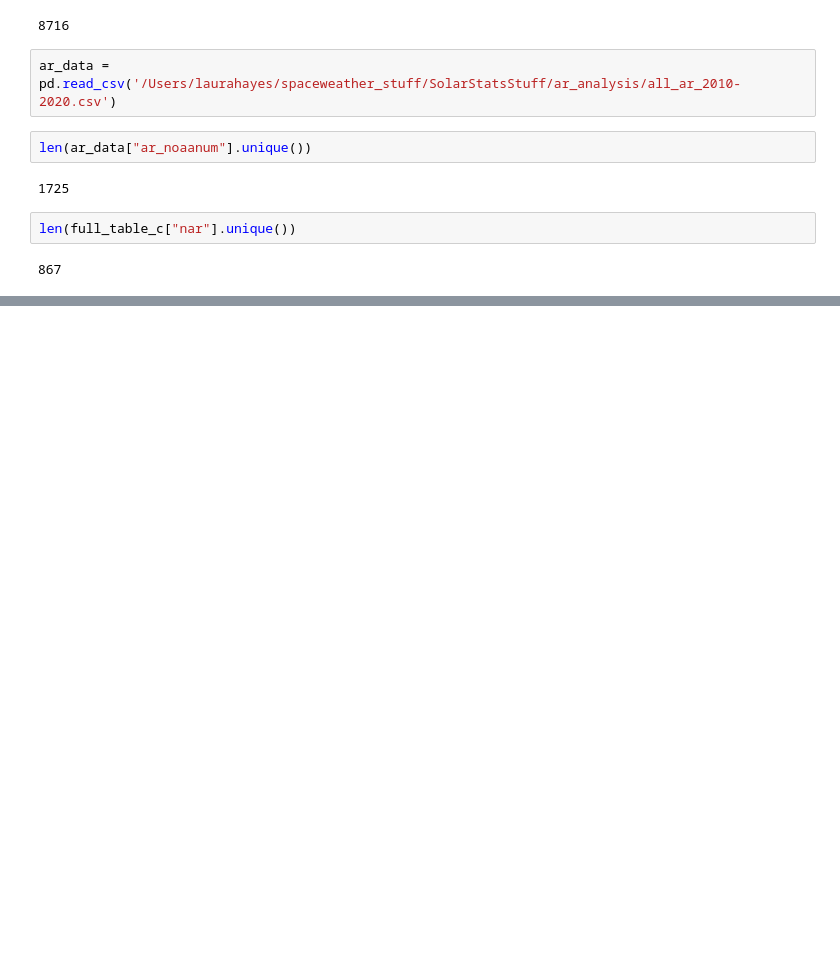
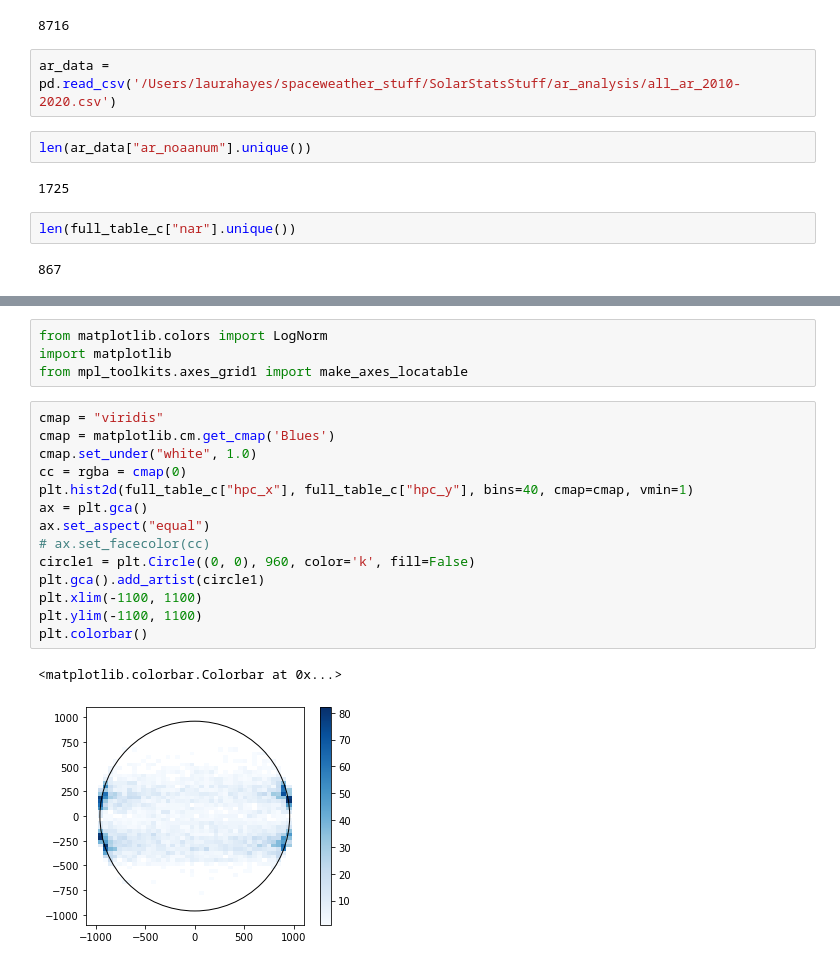
Before and after one commit to hayesla/flare_forecast_proj, a Jupyter notebook: goes_flare_list/ssw_flarelist_tests.ipynb, the cells around one changed output, grey strips where cells are left out. Drawn from its saved outputs; the diff is of its cells as text; blank space fills up the shorter version.

```diff
--- a/goes_flare_list/ssw_flarelist_tests.ipynb
+++ b/goes_flare_list/ssw_flarelist_tests.ipynb
@@ -257,0 +282,21 @@ len(full_table_c["nar"].unique())
+# %%
+from matplotlib.colors import LogNorm
+import matplotlib
+from mpl_toolkits.axes_grid1 import make_axes_locatable
+# %%
+cmap = "viridis"
+cmap = matplotlib.cm.get_cmap('Blues')
+cmap.set_under("white", 1.0)
+cc = rgba = cmap(0)
+plt.hist2d(full_table_c["hpc_x"], full_table_c["hpc_y"], bins=40, cmap=cmap, vmin=1)
+ax = plt.gca()
+ax.set_aspect("equal")
+# ax.set_facecolor(cc)
+circle1 = plt.Circle((0, 0), 960, color='k', fill=False)
+plt.gca().add_artist(circle1)
+plt.xlim(-1100, 1100)
+plt.ylim(-1100, 1100)
+plt.colorbar()
+# %% [output]
+<matplotlib.colorbar.Colorbar at 0x...>
+[figure, added]
```
Also changed, not shown: parts of 11 cells of this notebook.
